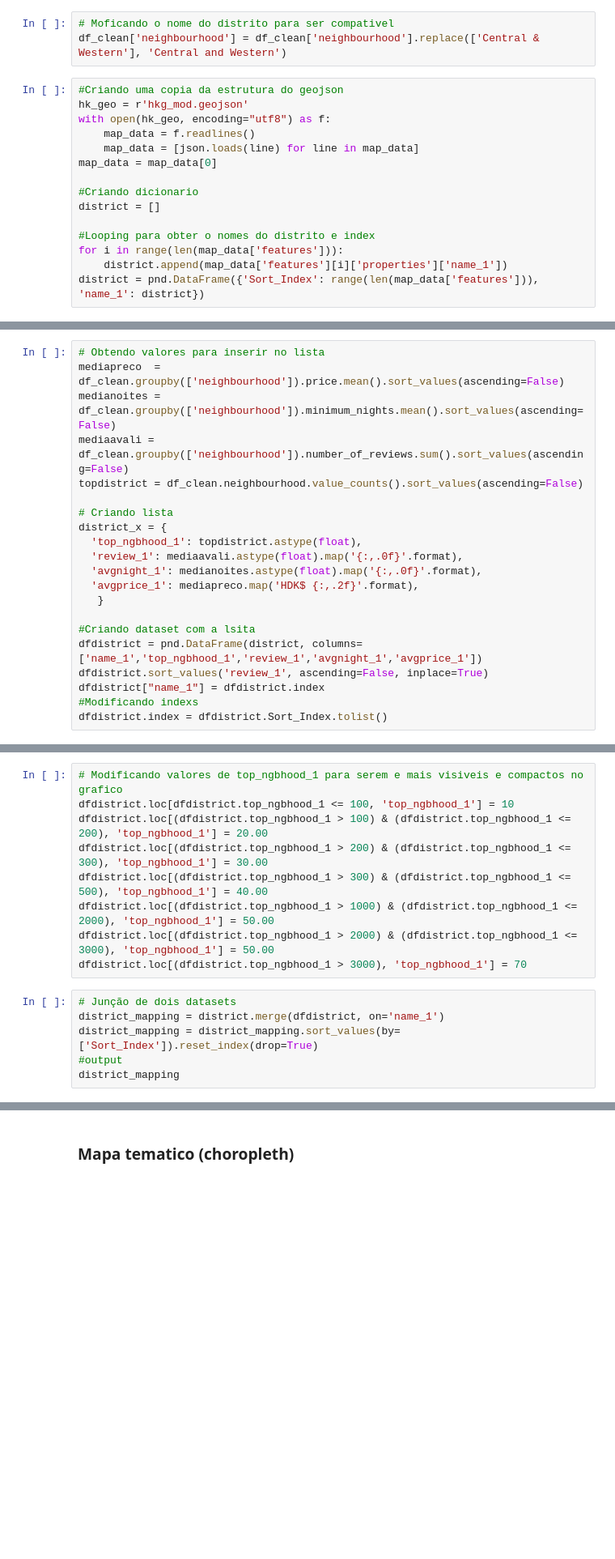
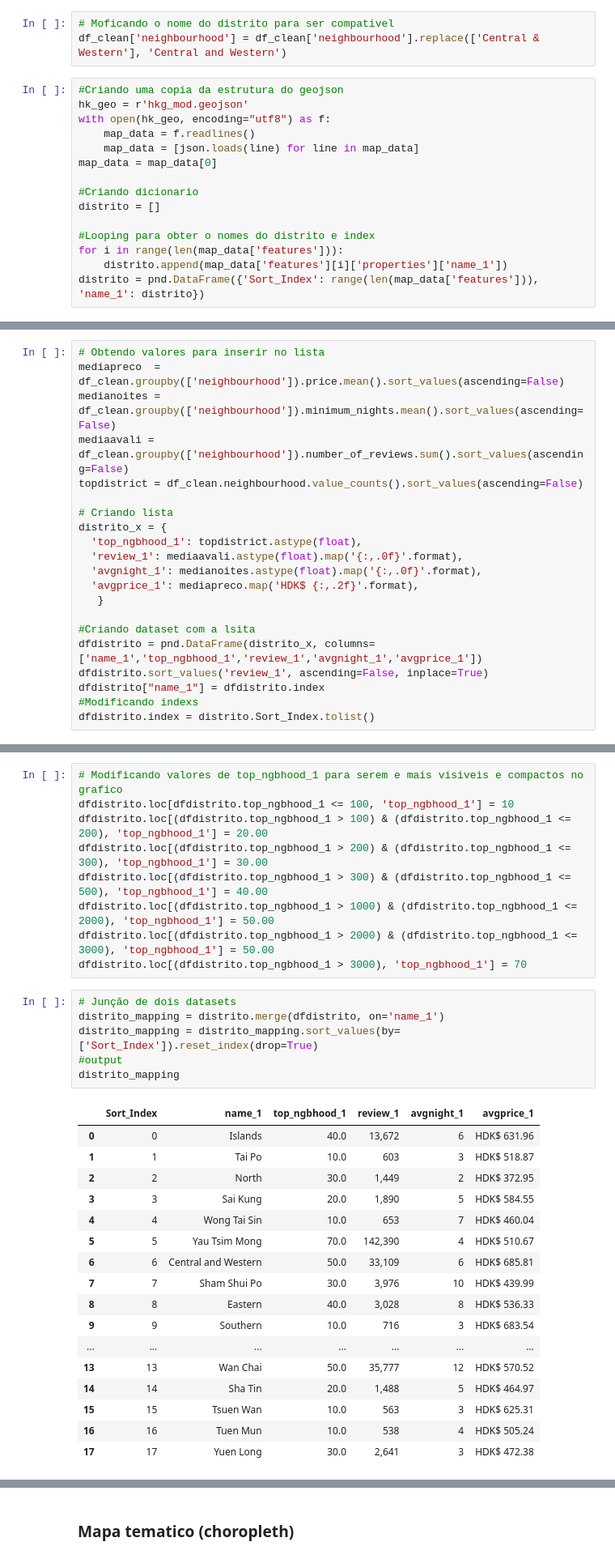
Before and after one commit to Armestrong/data_science_analizingData_airbnb, a Jupyter notebook: ATT_01_PROJETO_Análise_dos_Dados_do_Airbnb_Hong_Kong.ipynb, the cells around one changed output, grey strips where cells are left out. Shown at 81% size. Saved outputs shown, nothing was run; the diff lists cells and outputs as text; blank space fills up the shorter version.

```diff
--- a/ATT_01_PROJETO_Análise_dos_Dados_do_Airbnb_Hong_Kong.ipynb
+++ b/ATT_01_PROJETO_Análise_dos_Dados_do_Airbnb_Hong_Kong.ipynb
@@ -743,9 +756,9 @@ with open(hk_geo, encoding="utf8") as f:
 map_data = map_data[0]
 
 #Criando dicionario
-district = []
+distrito = []
 
 #Looping para obter o nomes do distrito e index
 for i in range(len(map_data['features'])):
-    district.append(map_data['features'][i]['properties']['name_1'])
-district = pnd.DataFrame({'Sort_Index': range(len(map_data['features'])), 'name_1': district})
+    distrito.append(map_data['features'][i]['properties']['name_1'])
+distrito = pnd.DataFrame({'Sort_Index': range(len(map_data['features'])), 'name_1': distrito})
@@ -769,7 +823,7 @@ mediaavali = df_clean.groupby(['neighbourhood']).number_of_reviews.sum().sort_va
 topdistrict = df_clean.neighbourhood.value_counts().sort_values(ascending=False)
 
 # Criando lista
-district_x = {
+distrito_x = {
   'top_ngbhood_1': topdistrict.astype(float),
   'review_1': mediaavali.astype(float).map('{:,.0f}'.format),
   'avgnight_1': medianoites.astype(float).map('{:,.0f}'.format),
@@ -777,10 +831,10 @@ district_x = {
    }
 
 #Criando dataset com a lsita
-dfdistrict = pnd.DataFrame(district, columns=['name_1','top_ngbhood_1','review_1','avgnight_1','avgprice_1'])
-dfdistrict.sort_values('review_1', ascending=False, inplace=True)
-dfdistrict["name_1"] = dfdistrict.index
+dfdistrito = pnd.DataFrame(distrito_x, columns=['name_1','top_ngbhood_1','review_1','avgnight_1','avgprice_1'])
+dfdistrito.sort_values('review_1', ascending=False, inplace=True)
+dfdistrito["name_1"] = dfdistrito.index
 #Modificando indexs
-dfdistrict.index = dfdistrict.Sort_Index.tolist()
+dfdistrito.index = distrito.Sort_Index.tolist()
 # %%
 # Output dataset
@@ -788,17 +860,35 @@ dfdistrict
 # %%
 # Modificando valores de top_ngbhood_1 para serem e mais visiveis e compactos no grafico
-dfdistrict.loc[dfdistrict.top_ngbhood_1 <= 100, 'top_ngbhood_1'] = 10
-dfdistrict.loc[(dfdistrict.top_ngbhood_1 > 100) & (dfdistrict.top_ngbhood_1 <= 200), 'top_ngbhood_1'] = 20.00
-dfdistrict.loc[(dfdistrict.top_ngbhood_1 > 200) & (dfdistrict.top_ngbhood_1 <= 300), 'top_ngbhood_1'] = 30.00
-dfdistrict.loc[(dfdistrict.top_ngbhood_1 > 300) & (dfdistrict.top_ngbhood_1 <= 500), 'top_ngbhood_1'] = 40.00
-dfdistrict.loc[(dfdistrict.top_ngbhood_1 > 1000) & (dfdistrict.top_ngbhood_1 <= 2000), 'top_ngbhood_1'] = 50.00
-dfdistrict.loc[(dfdistrict.top_ngbhood_1 > 2000) & (dfdistrict.top_ngbhood_1 <= 3000), 'top_ngbhood_1'] = 50.00
-dfdistrict.loc[(dfdistrict.top_ngbhood_1 > 3000), 'top_ngbhood_1'] = 70
+dfdistrito.loc[dfdistrito.top_ngbhood_1 <= 100, 'top_ngbhood_1'] = 10
+dfdistrito.loc[(dfdistrito.top_ngbhood_1 > 100) & (dfdistrito.top_ngbhood_1 <= 200), 'top_ngbhood_1'] = 20.00
+dfdistrito.loc[(dfdistrito.top_ngbhood_1 > 200) & (dfdistrito.top_ngbhood_1 <= 300), 'top_ngbhood_1'] = 30.00
+dfdistrito.loc[(dfdistrito.top_ngbhood_1 > 300) & (dfdistrito.top_ngbhood_1 <= 500), 'top_ngbhood_1'] = 40.00
+dfdistrito.loc[(dfdistrito.top_ngbhood_1 > 1000) & (dfdistrito.top_ngbhood_1 <= 2000), 'top_ngbhood_1'] = 50.00
+dfdistrito.loc[(dfdistrito.top_ngbhood_1 > 2000) & (dfdistrito.top_ngbhood_1 <= 3000), 'top_ngbhood_1'] = 50.00
+dfdistrito.loc[(dfdistrito.top_ngbhood_1 > 3000), 'top_ngbhood_1'] = 70
 # %%
 # Junção de dois datasets
-district_mapping = district.merge(dfdistrict, on='name_1')
-district_mapping = district_mapping.sort_values(by=['Sort_Index']).reset_index(drop=True)
+distrito_mapping = distrito.merge(dfdistrito, on='name_1')
+distrito_mapping = distrito_mapping.sort_values(by=['Sort_Index']).reset_index(drop=True)
 #output
-district_mapping
+distrito_mapping
+# %% [output]
+|  | Sort_Index | name_1 | top_ngbhood_1 | review_1 | avgnight_1 | avgprice_1 |
+| 0 | 0 | Islands | 40.0 | 13,672 | 6 | HDK$ 631.96 |
+| 1 | 1 | Tai Po | 10.0 | 603 | 3 | HDK$ 518.87 |
+| 2 | 2 | North | 30.0 | 1,449 | 2 | HDK$ 372.95 |
+| 3 | 3 | Sai Kung | 20.0 | 1,890 | 5 | HDK$ 584.55 |
+| 4 | 4 | Wong Tai Sin | 10.0 | 653 | 7 | HDK$ 460.04 |
+| 5 | 5 | Yau Tsim Mong | 70.0 | 142,390 | 4 | HDK$ 510.67 |
+| 6 | 6 | Central and Western | 50.0 | 33,109 | 6 | HDK$ 685.81 |
+| 7 | 7 | Sham Shui Po | 30.0 | 3,976 | 10 | HDK$ 439.99 |
+| 8 | 8 | Eastern | 40.0 | 3,028 | 8 | HDK$ 536.33 |
+| 9 | 9 | Southern | 10.0 | 716 | 3 | HDK$ 683.54 |
+| ... | ... | ... | ... | ... | ... | ... |
+| 13 | 13 | Wan Chai | 50.0 | 35,777 | 12 | HDK$ 570.52 |
+| 14 | 14 | Sha Tin | 20.0 | 1,488 | 5 | HDK$ 464.97 |
+| 15 | 15 | Tsuen Wan | 10.0 | 563 | 3 | HDK$ 625.31 |
+| 16 | 16 | Tuen Mun | 10.0 | 538 | 4 | HDK$ 505.24 |
+| 17 | 17 | Yuen Long | 30.0 | 2,641 | 3 | HDK$ 472.38 |
 # %%
 # Aplicando novas propriedades no geojson
```
Also changed, not shown: parts of 10 cells of this notebook.
